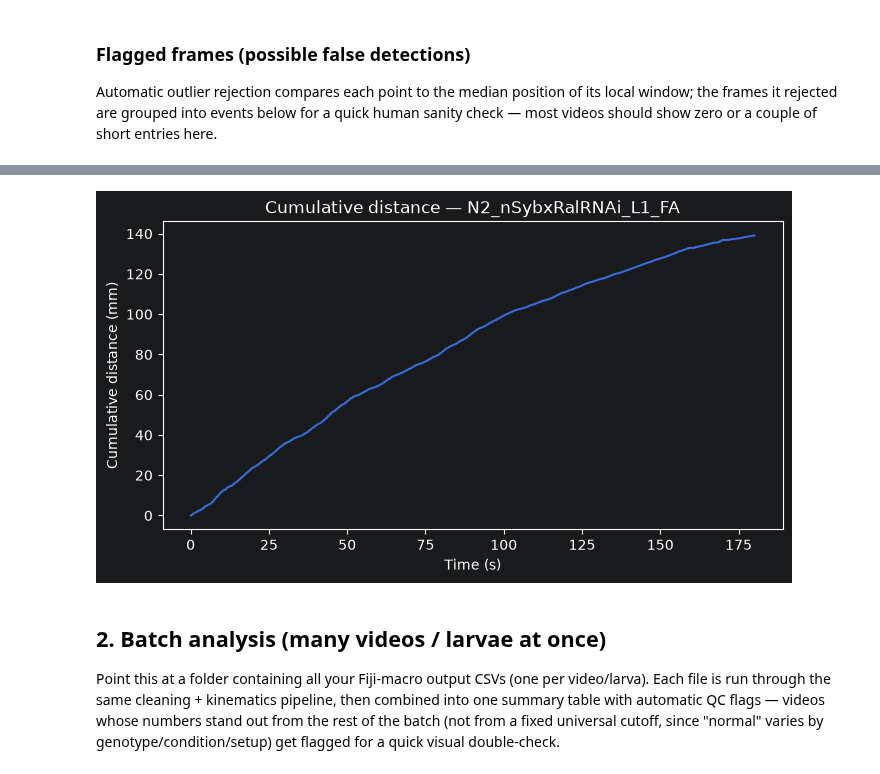
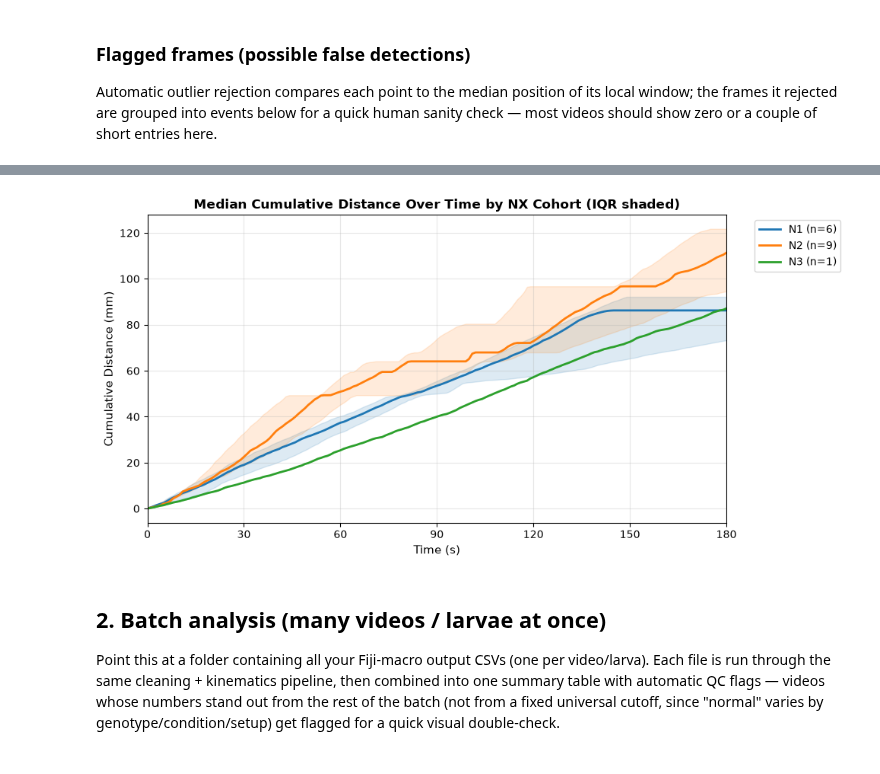
Before and after one commit to TSGouveia/Behavior, a Jupyter notebook: python/larva_crawling_analysis.ipynb, the cells around one changed output, grey strips where cells are left out. Drawn from its saved outputs; the diff is of its cells as text; code cells hidden in the pictures.

```diff
--- a/python/larva_crawling_analysis.ipynb
+++ b/python/larva_crawling_analysis.ipynb
@@ -165,9 +188,15 @@ straight-line guess, so you can see directly where and for how long tracking was
 # %%
-fig, ax = plot_trajectory(
-    df,
-    title=Path(CSV_PATH).stem,
-    dish_center_mm=DISH_CENTER_MM,
-    dish_radius_mm=DISH_RADIUS_MM,
-)
-plt.show()
+# Determine common time scale across all larvae (e.g. 0 to 180s)
+max_recording_time_s = round(max(df["Frame"].max() / df["fps"].iloc[0] for df in larva_dfs.values()))
+time_clim = (0.0, float(max_recording_time_s))
+
+for name, df_larva in larva_dfs.items():
+    fig, ax = plot_trajectory(
+        df_larva,
+        title=name,
+        dish_center_mm=DISH_CENTER_MM,
+        dish_radius_mm=DISH_RADIUS_MM,
+        clim=time_clim,
+    )
+    plt.show()
 # %% [output]
@@ -222,15 +293,60 @@ mostly stopped early.
 # %%
-cum_dist = df["step_dist_mm"].fillna(0).cumsum()
-t = df["Frame"] / df["fps"].iloc[0]
+max_time_s = round(max(df["Frame"].max() / df["fps"].iloc[0] for df in larva_dfs.values()))
+time_grid = np.linspace(0, max_time_s, int(max_time_s) + 1)
 
-fig, ax = plt.subplots(figsize=(8, 4))
-ax.plot(t, cum_dist)
-ax.set_xlabel("Time (s)")
-ax.set_ylabel("Cumulative distance (mm)")
-ax.set_title(f"Cumulative distance — {Path(CSV_PATH).stem}")
+fig, ax = plt.subplots(figsize=(10, 5))
+palette = plt.cm.tab10(np.linspace(0, 1, max(10, len(cohort_larvae))))
+
+for idx, (cohort, items) in enumerate(sorted(cohort_larvae.items())):
+    color = palette[idx % len(palette)]
+
+    # Interpolate cumulative distance for each larva onto a common time grid
+    cum_matrix = []
+    for n, df_l in items:
+        t = df_l["Frame"] / df_l["fps"].iloc[0]
+        cd = df_l["step_dist_mm"].fillna(0).cumsum()
+        cd_interp = np.interp(time_grid, t, cd)
+        cum_matrix.append(cd_interp)
+
+    cum_matrix = np.array(cum_matrix)
+    median_cum = np.median(cum_matrix, axis=0)
+    q25_cum = np.percentile(cum_matrix, 25, axis=0)
+    q75_cum = np.percentile(cum_matrix, 75, axis=0)
+
+    ax.plot(
+        time_grid,
+        median_cum,
+        label=f"{cohort} (n={len(items)})",
+        color=color,
+        linewidth=2,
+    )
+
+    ax.fill_between(
+        time_grid,
+        q25_cum,
+        q75_cum,
+        color=color,
+        alpha=0.15,
+    )
+
+# Standardize x-axis to show the exact full range including the maximum rounded unit
+max_t_s = int(round(max_time_s))
+tick_step = 30 if max_t_s >= 120 else (20 if max_t_s >= 60 else 10)
+time_ticks = list(range(0, max_t_s, tick_step))
+if max_t_s not in time_ticks:
+    time_ticks.append(max_t_s)
+ax.set_xlim(0, max_t_s)
+ax.set_xticks(time_ticks)
+
+ax.set_xlabel("Time (s)", fontsize=11)
+ax.set_ylabel("Cumulative Distance (mm)", fontsize=11)
+ax.set_title("Median Cumulative Distance Over Time by NX Cohort (IQR shaded)", fontsize=12, weight="bold")
+ax.legend(bbox_to_anchor=(1.04, 1), loc="upper left", frameon=True, fontsize=10)
+ax.grid(True, alpha=0.3)
+plt.tight_layout()
 plt.show()
 # %% [output]
-[figure, old version]
+[figure, new version]
 # %% [markdown]
 ## 2. Batch analysis (many videos / larvae at once)
 
```
Also changed, not shown: parts of 19 cells of this notebook, 29 other files.
